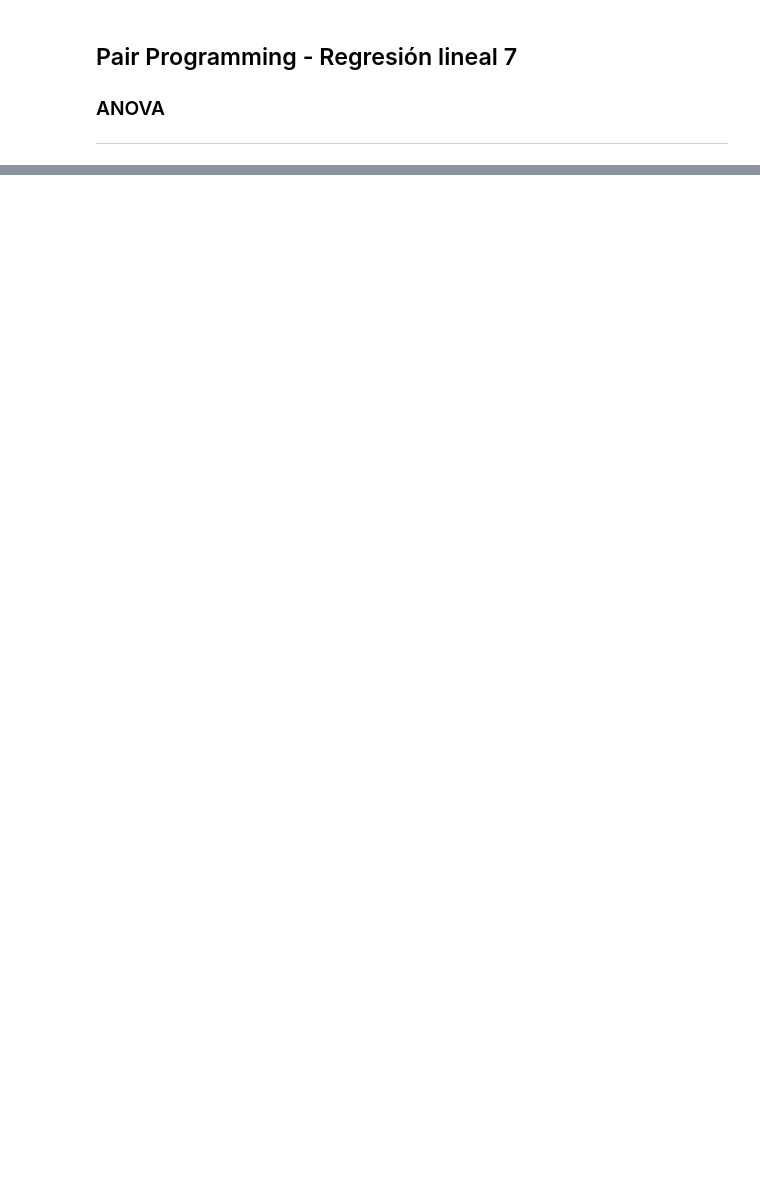
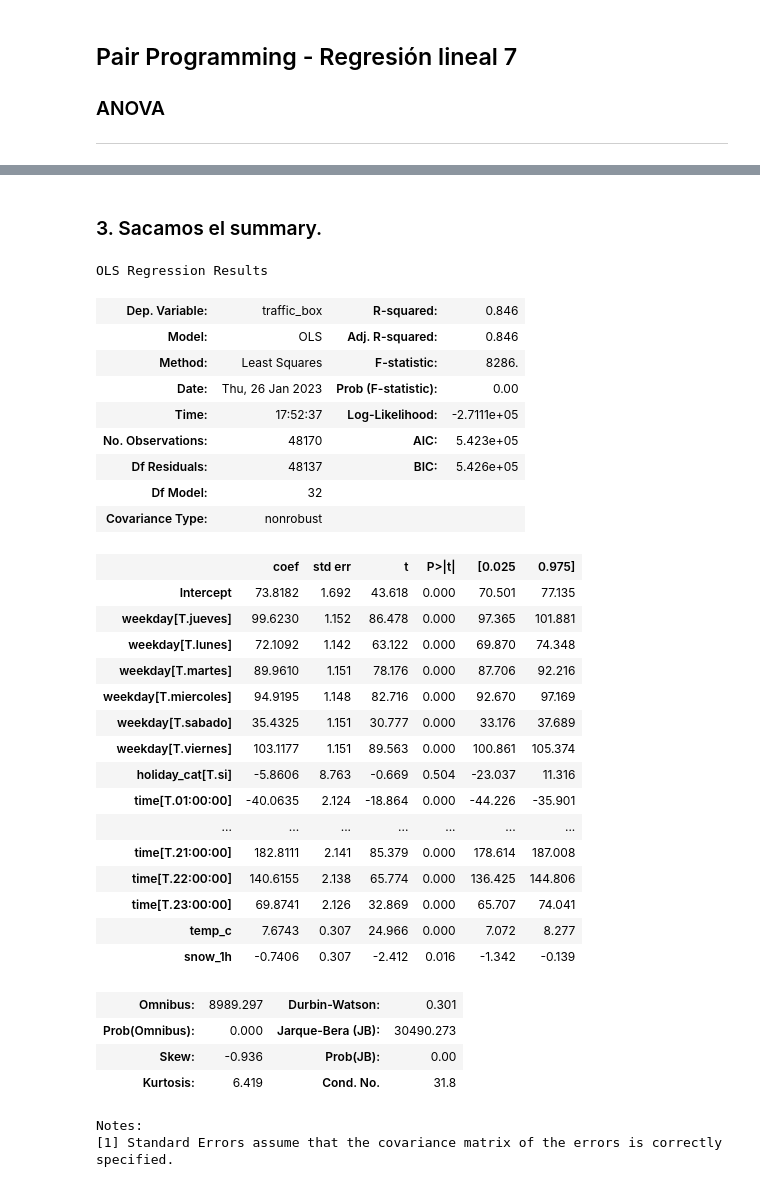
Before and after one commit to Adalab/DA-promo-c-modulo-3-sprint-1-Mina-Mai, a Jupyter notebook: Regresion_lineal 2/2_pp_regresion_lineal_07.ipynb, the cells around one changed output, grey strips where cells are left out. Cells and saved outputs as stored; diff of their text form; code cells hidden in the pictures; blank space fills up the shorter version.

```diff
--- a/Regresion_lineal 2/2_pp_regresion_lineal_07.ipynb
+++ b/Regresion_lineal 2/2_pp_regresion_lineal_07.ipynb
@@ -33,2 +31,2 @@ df.head(2)
 # %%
-lm = ols("traffic_box ~ temp_c + weekday + holiday_cat + snow_1h + time", data=df).fit()
+lm = ols("traffic_box ~ temp_c + weekday + holiday_cat + snow_1h + time", data=df_estandarizado).fit()
@@ -34,0 +43,37 @@ lm = ols("traffic_box ~ temp_c + weekday + holiday_cat + snow_1h + time", data=d
+# %% [markdown]
+### 3. Sacamos el summary.
+# %%
+lm.summary()
+# %% [output]
+OLS Regression Results
+| Dep. Variable: | traffic_box | R-squared: | 0.846 |
+| Model: | OLS | Adj. R-squared: | 0.846 |
+| Method: | Least Squares | F-statistic: | 8286. |
+| Date: | Thu, 26 Jan 2023 | Prob (F-statistic): | 0.00 |
+| Time: | 17:52:37 | Log-Likelihood: | -2.7111e+05 |
+| No. Observations: | 48170 | AIC: | 5.423e+05 |
+| Df Residuals: | 48137 | BIC: | 5.426e+05 |
+| Df Model: | 32 |  |  |
+| Covariance Type: | nonrobust |  |  |
+|  | coef | std err | t | P>|t| | [0.025 | 0.975] |
+| Intercept | 73.8182 | 1.692 | 43.618 | 0.000 | 70.501 | 77.135 |
+| weekday[T.jueves] | 99.6230 | 1.152 | 86.478 | 0.000 | 97.365 | 101.881 |
+| weekday[T.lunes] | 72.1092 | 1.142 | 63.122 | 0.000 | 69.870 | 74.348 |
+| weekday[T.martes] | 89.9610 | 1.151 | 78.176 | 0.000 | 87.706 | 92.216 |
+| weekday[T.miercoles] | 94.9195 | 1.148 | 82.716 | 0.000 | 92.670 | 97.169 |
+| weekday[T.sabado] | 35.4325 | 1.151 | 30.777 | 0.000 | 33.176 | 37.689 |
+| weekday[T.viernes] | 103.1177 | 1.151 | 89.563 | 0.000 | 100.861 | 105.374 |
+| holiday_cat[T.si] | -5.8606 | 8.763 | -0.669 | 0.504 | -23.037 | 11.316 |
+| time[T.01:00:00] | -40.0635 | 2.124 | -18.864 | 0.000 | -44.226 | -35.901 |
+| ... | ... | ... | ... | ... | ... | ... |
+| time[T.21:00:00] | 182.8111 | 2.141 | 85.379 | 0.000 | 178.614 | 187.008 |
+| time[T.22:00:00] | 140.6155 | 2.138 | 65.774 | 0.000 | 136.425 | 144.806 |
+| time[T.23:00:00] | 69.8741 | 2.126 | 32.869 | 0.000 | 65.707 | 74.041 |
+| temp_c | 7.6743 | 0.307 | 24.966 | 0.000 | 7.072 | 8.277 |
+| snow_1h | -0.7406 | 0.307 | -2.412 | 0.016 | -1.342 | -0.139 |
+| Omnibus: | 8989.297 | Durbin-Watson: | 0.301 |
+| Prob(Omnibus): | 0.000 | Jarque-Bera (JB): | 30490.273 |
+| Skew: | -0.936 | Prob(JB): | 0.00 |
+| Kurtosis: | 6.419 | Cond. No. | 31.8 |
+Notes:
+[1] Standard Errors assume that the covariance matrix of the errors is correctly specified.
```
Also changed, not shown: parts of 15 cells of this notebook, 6 other files.
